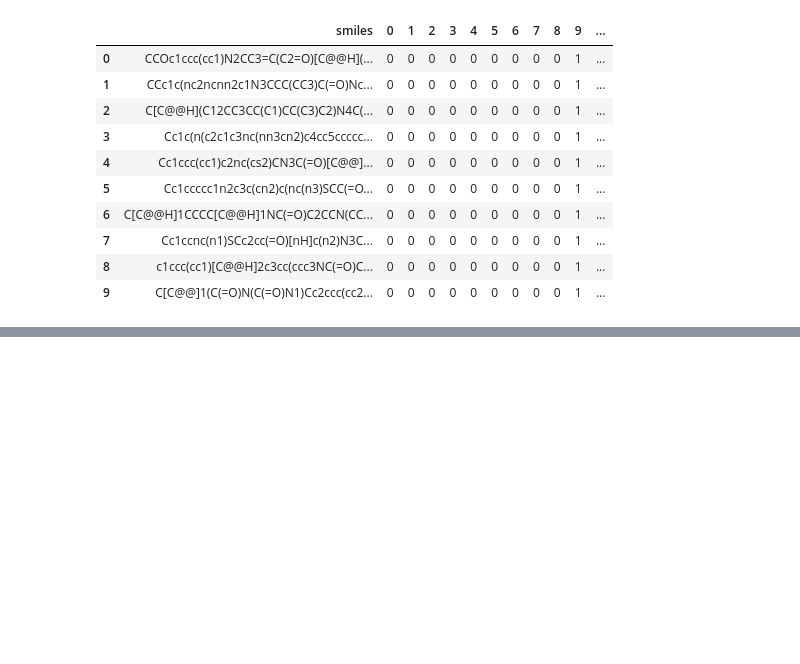
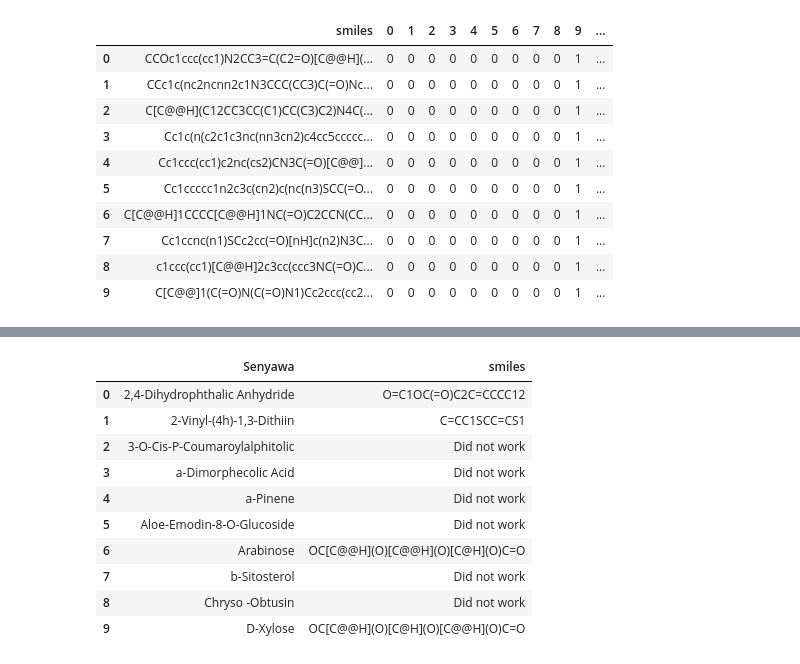
Before and after one commit to fzl-22/in-silico-approach-on-herbal-compound-identification, a Jupyter notebook: src/main.ipynb, the cells around one changed output, grey strips where cells are left out. Cells and saved outputs as stored; diff of their text form; code cells hidden in the pictures; blank space fills up the shorter version.

```diff
--- a/src/main.ipynb
+++ b/src/main.ipynb
@@ -375,0 +379,3 @@ all_fingerprints.to_csv('../data/results/all_fingerprints.csv')
+# %%
+herbal_compounds = pd.read_csv("../data/herbals/herbal_data.csv")
+herbal_compounds.head(10)
@@ -375,0 +396,21 @@ all_fingerprints.to_csv('../data/results/all_fingerprints.csv')
+# %%
+from urllib.request import urlopen
+from urllib.parse import quote
+
+def CIRconvert(ids):
+  try:
+    url = 'http://cactus.nci.nih.gov/chemical/structure/' + quote(ids) + '/smiles'
+    ans = urlopen(url).read().decode('utf8')
+    return ans
+  except:
+    return 'Did not work'
+# %%
+herbal_compound_list = herbal_compounds['Senyawa'].to_list()
+
+herbal_compound_smiles_list = []
+for compound in herbal_compound_list:
+  compound_smiles = CIRconvert(compound)
+  print(f"{compound} -> {compound_smiles}")
+  herbal_compound_smiles_list.append(compound_smiles)
+
+herbal_compound_smiles_list
@@ -375,0 +452,15 @@ all_fingerprints.to_csv('../data/results/all_fingerprints.csv')
+# %%
+herbal_compounds["smiles"] = herbal_compound_smiles_list
+herbal_compounds.head(10)
+# %% [output]
+|  | Senyawa | smiles |
+| 0 | 2,4-Dihydrophthalic Anhydride | O=C1OC(=O)C2C=CCCC12 |
+| 1 | 2-Vinyl-(4h)-1,3-Dithiin | C=CC1SCC=CS1 |
+| 2 | 3-O-Cis-P-Coumaroylalphitolic | Did not work |
+| 3 | a-Dimorphecolic Acid | Did not work |
+| 4 | a-Pinene | Did not work |
+| 5 | Aloe-Emodin-8-O-Glucoside | Did not work |
+| 6 | Arabinose | OC[C@@H](O)[C@@H](O)[C@H](O)C=O |
+| 7 | b-Sitosterol | Did not work |
+| 8 | Chryso -Obtusin | Did not work |
+| 9 | D-Xylose | OC[C@@H](O)[C@H](O)[C@@H](O)C=O |
```
Also changed, not shown: parts of 16 cells of this notebook, 7 other files.
